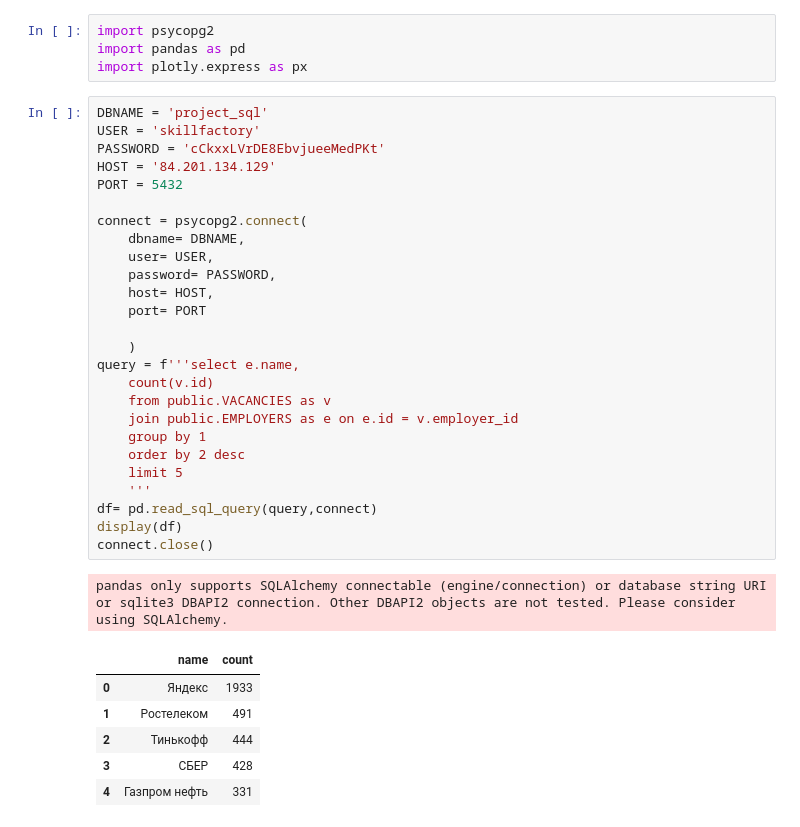
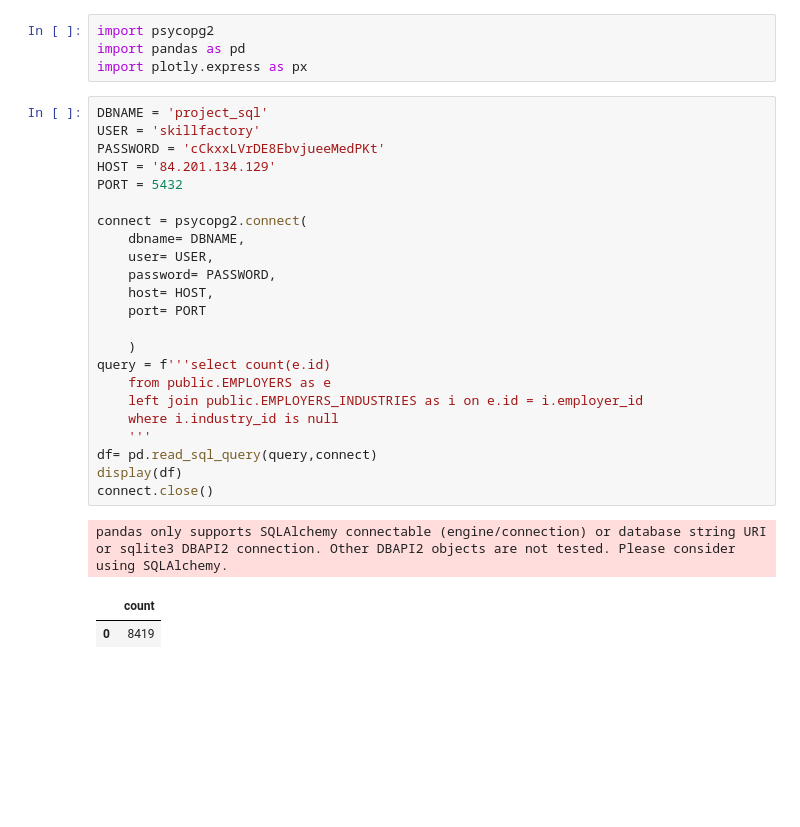
Before and after one commit to Alex1990opac/project_2, a Jupyter notebook: my_sql.ipynb, the cells around one changed output. Cells and saved outputs as stored; diff of their text form; blank space fills up the shorter version.

```diff
--- a/my_sql.ipynb
+++ b/my_sql.ipynb
@@ -5,34 +5,27 @@ import plotly.express as px
 # %%
 DBNAME = 'project_sql'
 USER = 'skillfactory'
 PASSWORD = 'cCkxxLVrDE8EbvjueeMedPKt'
 HOST = '84.201.134.129'
 PORT = 5432
 
 connect = psycopg2.connect(
     dbname= DBNAME,
     user= USER,
     password= PASSWORD,
     host= HOST,
     port= PORT
 
     )
-query = f'''select e.name,
-    count(v.id)
-    from public.VACANCIES as v
-    join public.EMPLOYERS as e on e.id = v.employer_id
-    group by 1
-    order by 2 desc
-    limit 5
+query = f'''select count(e.id)
+    from public.EMPLOYERS as e
+    left join public.EMPLOYERS_INDUSTRIES as i on e.id = i.employer_id
+    where i.industry_id is null
     '''
 df= pd.read_sql_query(query,connect)
 display(df)
 connect.close()
 # %% [output]
 pandas only supports SQLAlchemy connectable (engine/connection) or database string URI or sqlite3 DBAPI2 connection. Other DBAPI2 objects are not tested. Please consider using SQLAlchemy.
-|  | name | count |
-| 0 | Яндекс | 1933 |
-| 1 | Ростелеком | 491 |
-| 2 | Тинькофф | 444 |
-| 3 | СБЕР | 428 |
-| 4 | Газпром нефть | 331 |
+|  | count |
+| 0 | 8419 |
```
Also changed, not shown: 1 other file.
